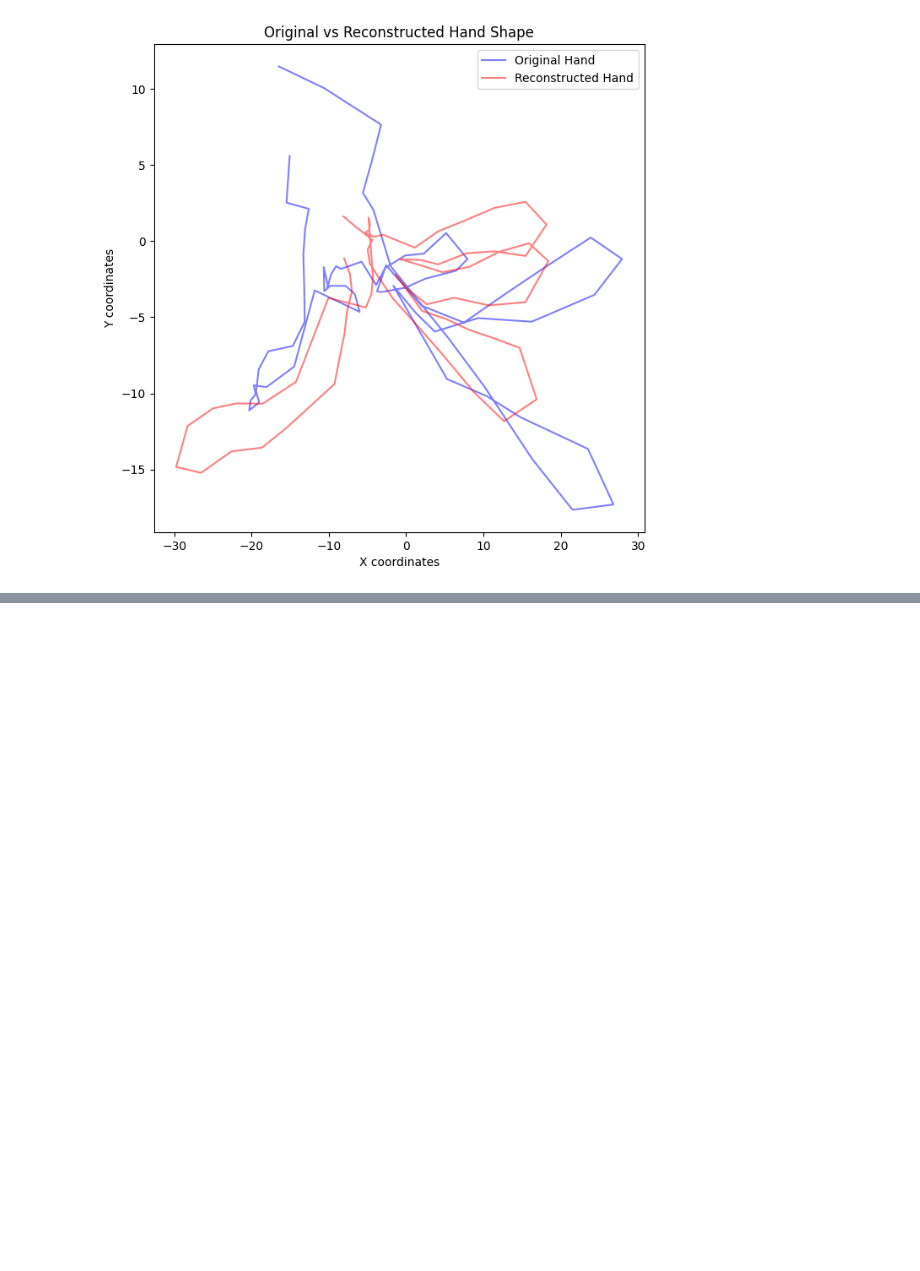
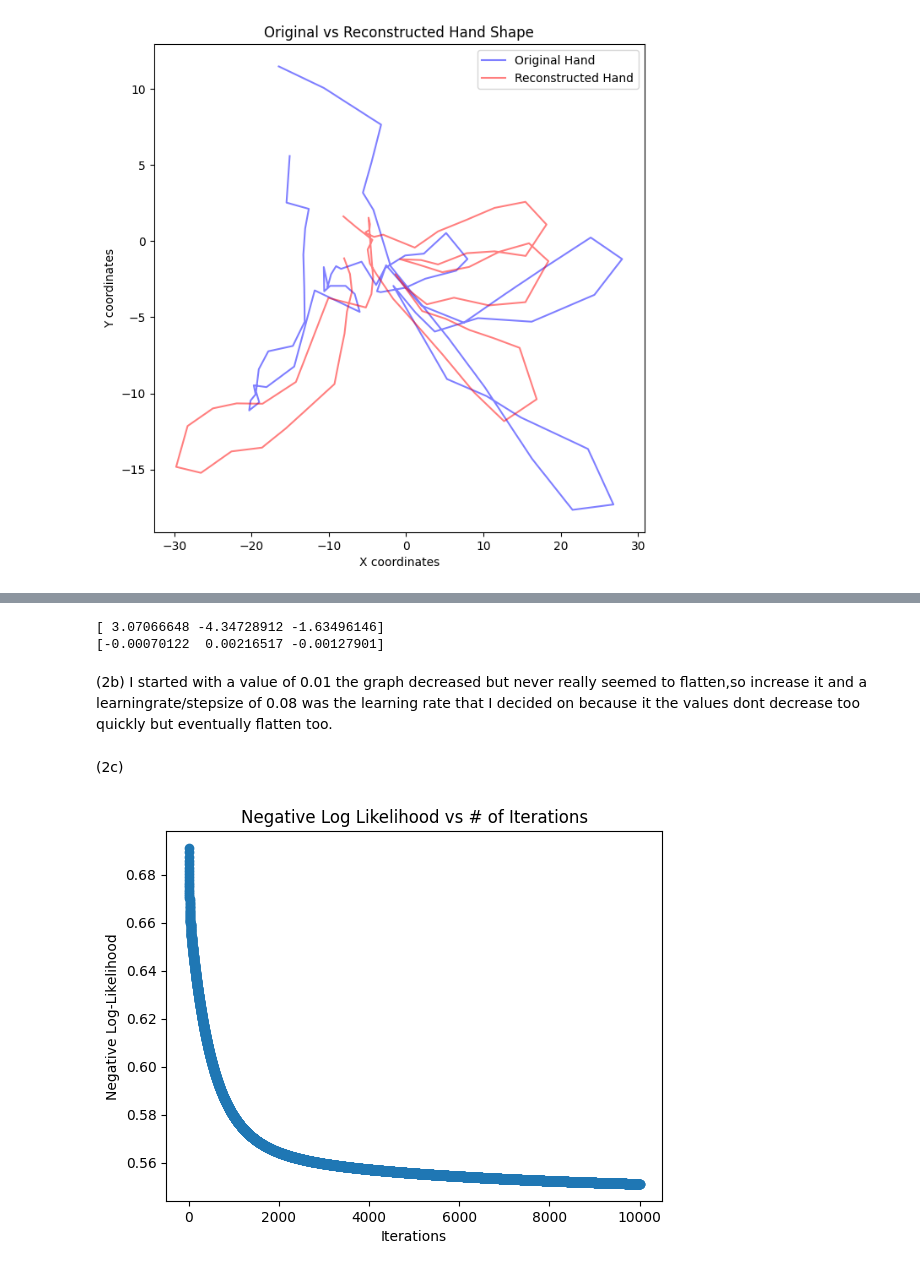
Before and after one commit to Delluvian/CS3501-Foundations-of-Data-Analysis, a Jupyter notebook: JupyterNotebooks/PS4/hmw4answers.ipynb, the cells around one changed output, grey strips where cells are left out. Saved outputs shown, nothing was run; the diff lists cells and outputs as text; code cells hidden in the pictures; blank space fills up the shorter version.

```diff
--- a/JupyterNotebooks/PS4/hmw4answers.ipynb
+++ b/JupyterNotebooks/PS4/hmw4answers.ipynb
@@ -335,0 +390,44 @@ plt.show()
+# %%
+######This is my main implementatino of the Logistic Regressino Fucntion #######
+
+def sigmoid(x):
+    return 1 / (1 + np.exp(-x))
+
+def negllh(X, y, beta):
+    a = sigmoid(np.dot(X, beta))
+    b = -y * np.log(a) - (1 - y) * np.log(1 - a)
+    return np.sum(b) / len(y)
+
+def gradient_descent(X, y, beta, lr, niterations):
+    neg_log_llh = []
+
+    for _ in range(niterations):
+        predictions = sigmoid(np.dot(X, beta))
+        gradient = np.dot(np.transpose(X), (predictions - y)) / len(y)
+        beta -= lr * gradient
+        neg_log_llh.append(negllh(X, y, beta))
+
+    return beta, neg_log_llh, gradient
+
+def logistic_regression(X, y, lr, n):
+    beta = np.zeros(X.shape[1])
+    return gradient_descent(X, y, beta, lr, n)
+
+beta, llhs, gradient = logistic_regression(Xmatrix,train_data["Dementia"],0.08,10000)
+print(beta)
+print(gradient)
+# %% [output]
+[ 3.07066648 -4.34728912 -1.63496146]
+[-0.00070122  0.00216517 -0.00127901]
+# %% [markdown]
+(2b) I started with a value of 0.01 the graph decreased but never really seemed to flatten,so increase it and a learningrate/stepsize of 0.08 was the learning rate that I decided on because it the values dont decrease too quickly but eventually flatten too.
+# %% [markdown]
+(2c)
+# %%
+plt.plot(llhs, 'o-', linewidth=1)
+plt.xlabel("Iterations")
+plt.ylabel("Negative Log-Likelihood")
+plt.title("Negative Log Likelihood vs # of Iterations")
+plt.show()
+# %% [output]
+[figure, added]
```
Also changed, not shown: parts of 4 cells of this notebook, 1 other file.
